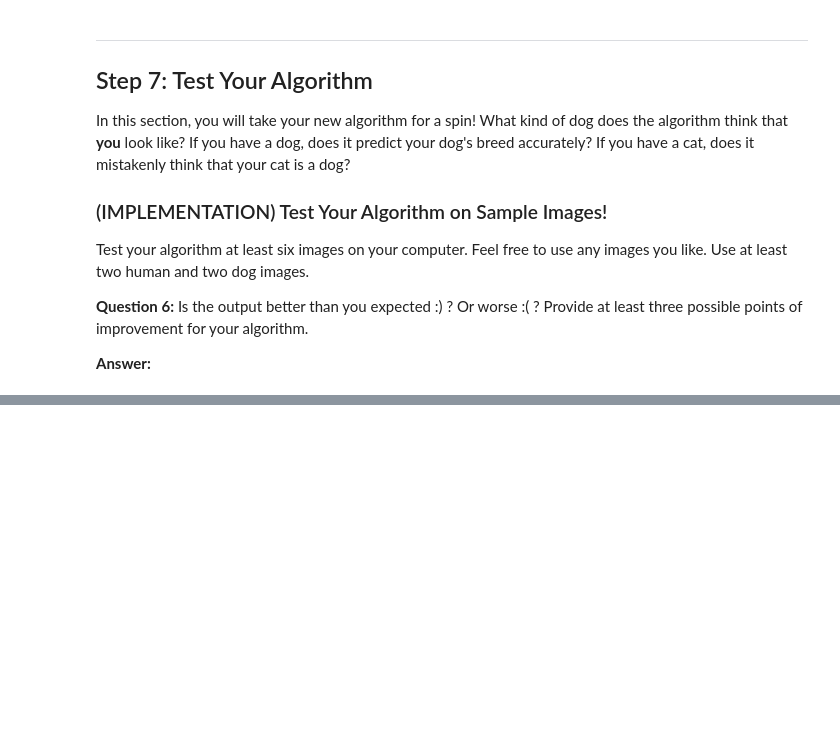
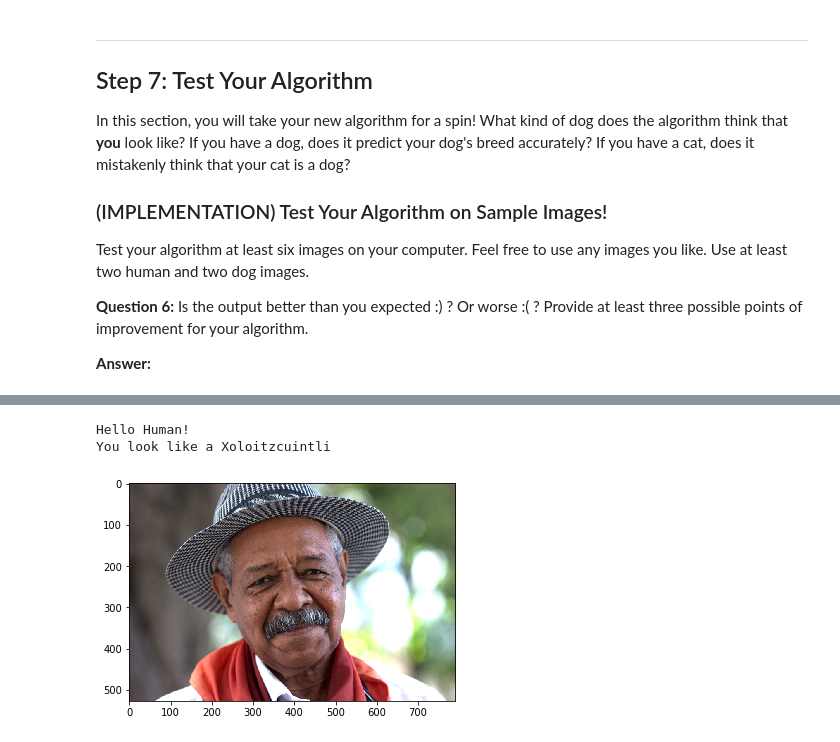
Before and after one commit to delinhabit/nd101-dog-project, a Jupyter notebook: dog_app.ipynb, the cells around one changed output, grey strips where cells are left out. Saved outputs shown, nothing was run; the diff lists cells and outputs as text; code cells hidden in the pictures; blank space fills up the shorter version.

```diff
--- a/dog_app.ipynb
+++ b/dog_app.ipynb
@@ -885,0 +932,6 @@ __Answer:__
+# %%
+show_image_and_prediction("images/inputs/havanafaces191.jpg")
+# %% [output]
+Hello Human!
+You look like a Xoloitzcuintli
+[figure, added]
```
Also changed, not shown: parts of 10 cells of this notebook, 8 other files.
